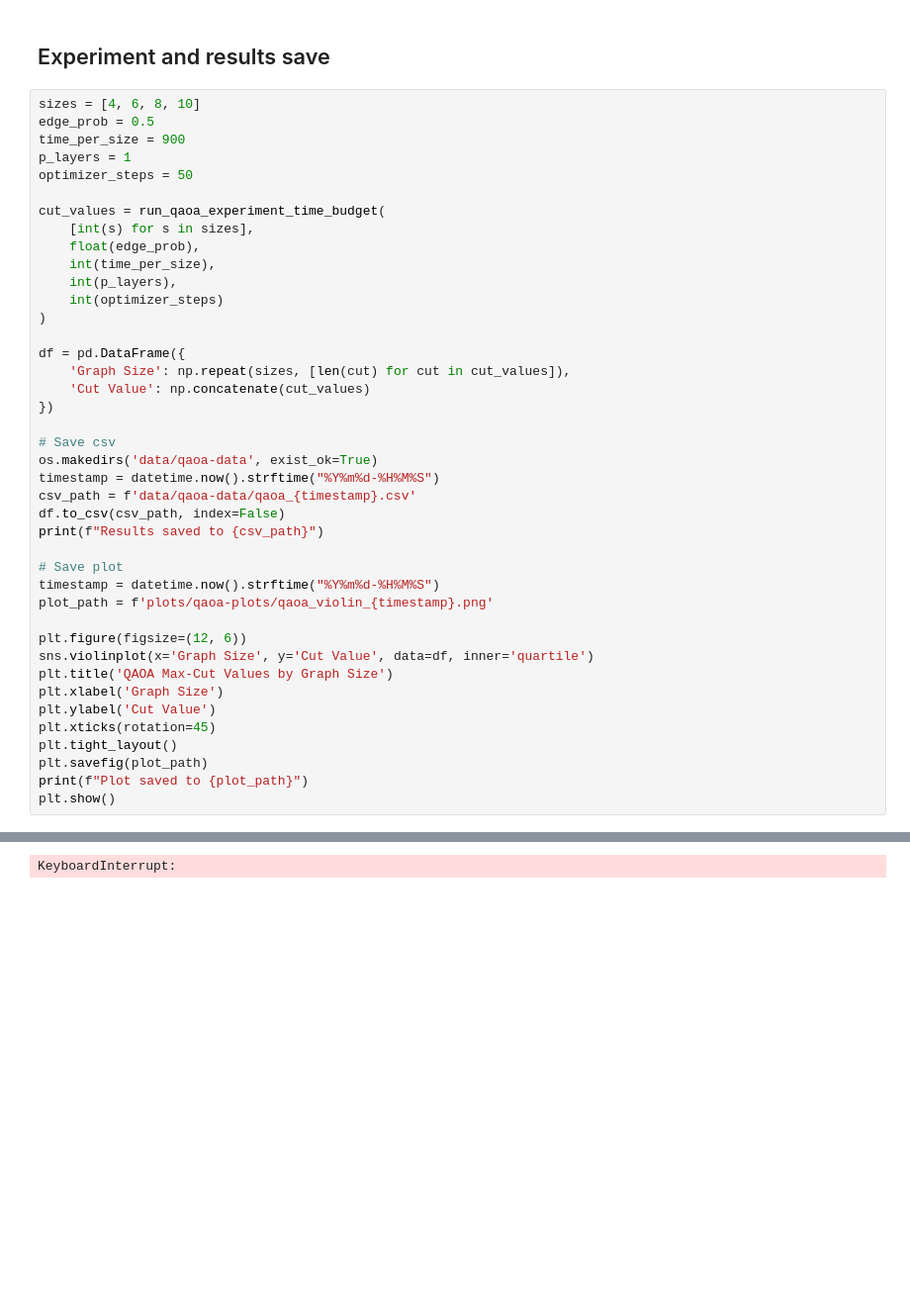
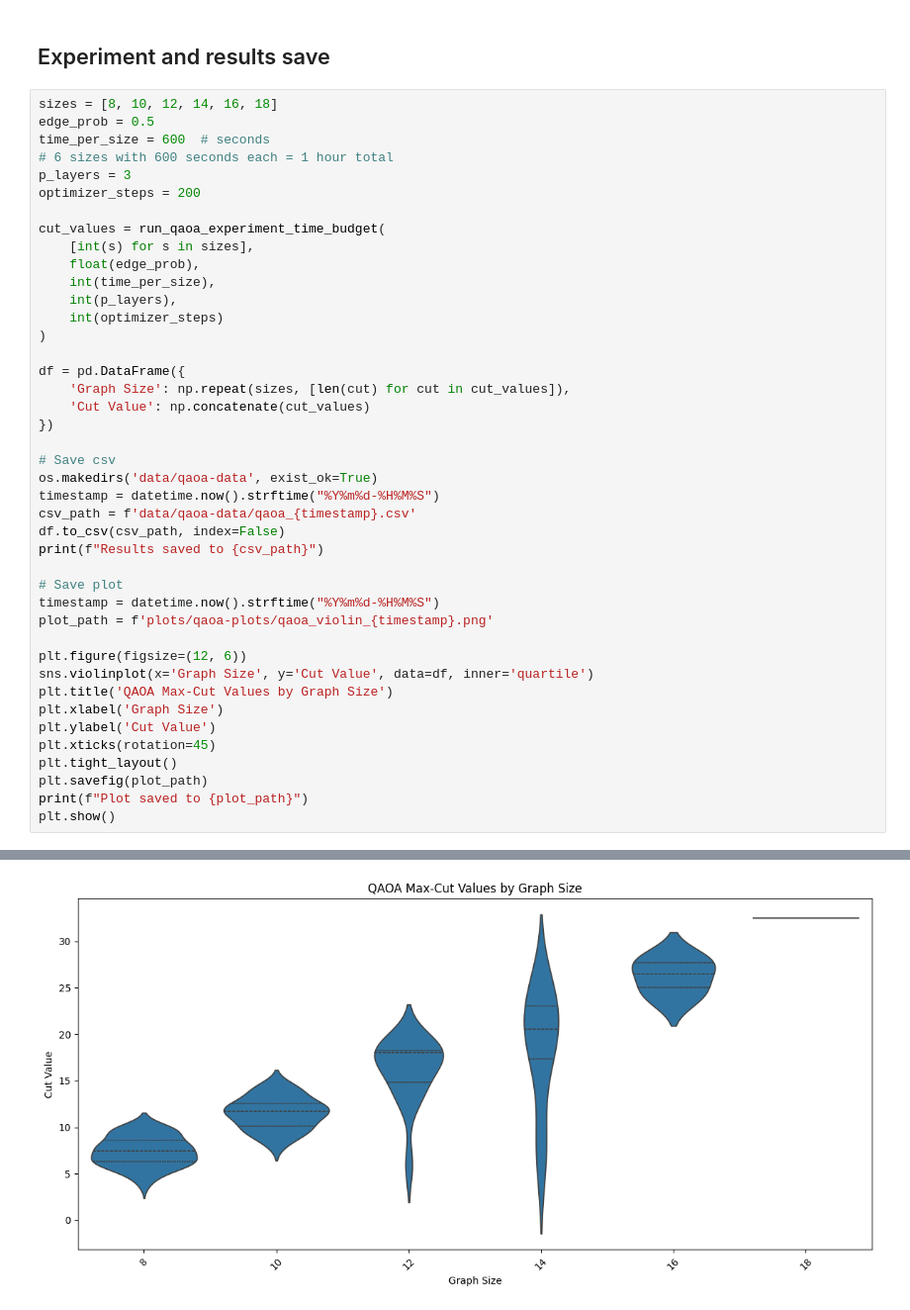
Before and after one commit to wujciak/DiscreteMath, a Jupyter notebook: max-cut/qaoa-maxcut.ipynb, the cells around one changed output, grey strips where cells are left out. Shown: that part at 99% size. Saved outputs shown, nothing was run; the diff lists cells and outputs as text; blank space fills up the shorter version.

```diff
--- a/max-cut/qaoa-maxcut.ipynb
+++ b/max-cut/qaoa-maxcut.ipynb
@@ -74,11 +74,12 @@ def run_qaoa_experiment_time_budget(sizes, edge_prob=0.5, time_per_size=420, p_l
 # %% [markdown]
 ## Experiment and results save
 # %%
-sizes = [4, 6, 8, 10]
+sizes = [8, 10, 12, 14, 16, 18]
 edge_prob = 0.5
-time_per_size = 900
-p_layers = 1
-optimizer_steps = 50
+time_per_size = 600  # seconds
+# 6 sizes with 600 seconds each = 1 hour total
+p_layers = 3
+optimizer_steps = 200
 
 cut_values = run_qaoa_experiment_time_budget(
     [int(s) for s in sizes],
@@ -119 +127 @@ Size: 4 | Graphs: 1434 | Mean Cut: 1.53 | Std: 0.56
-KeyboardInterrupt:
+[figure, added]
```
Also changed, not shown: parts of 1 cell of this notebook, 12 other files.
